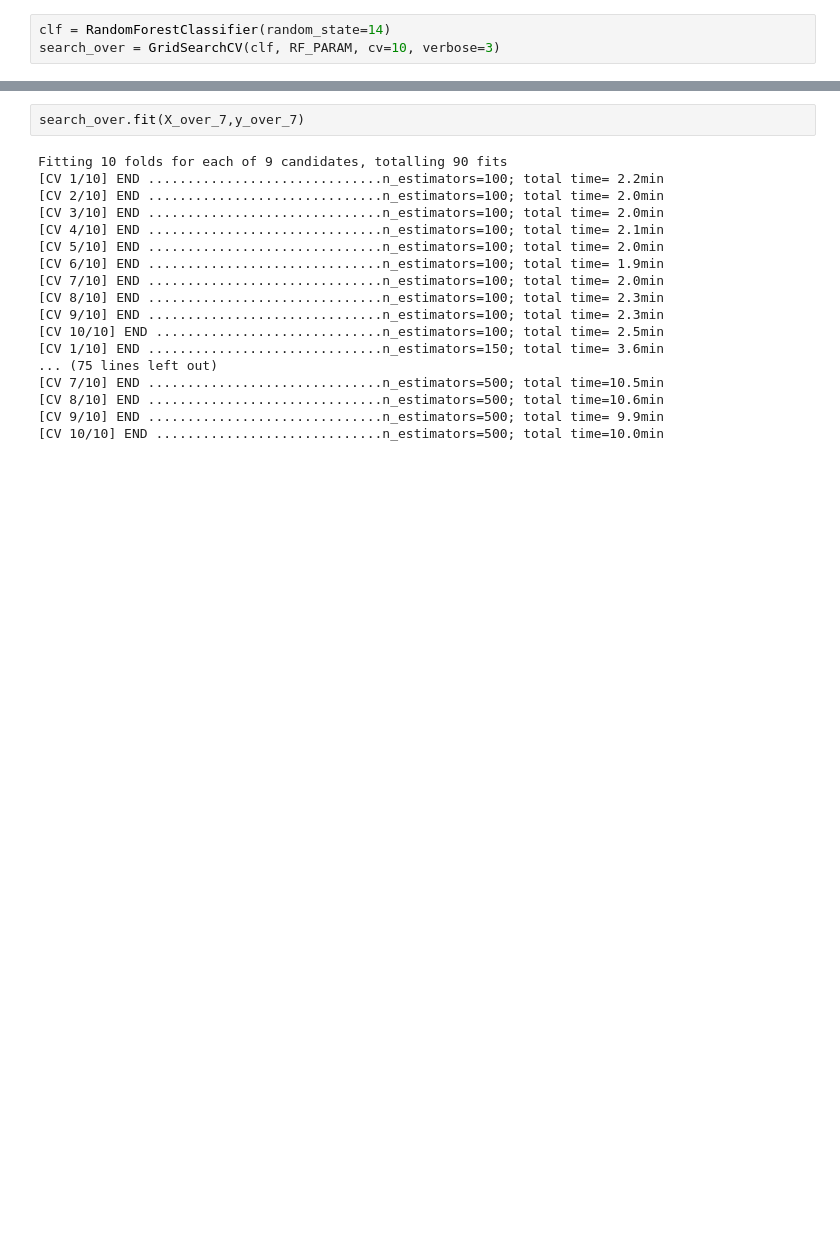
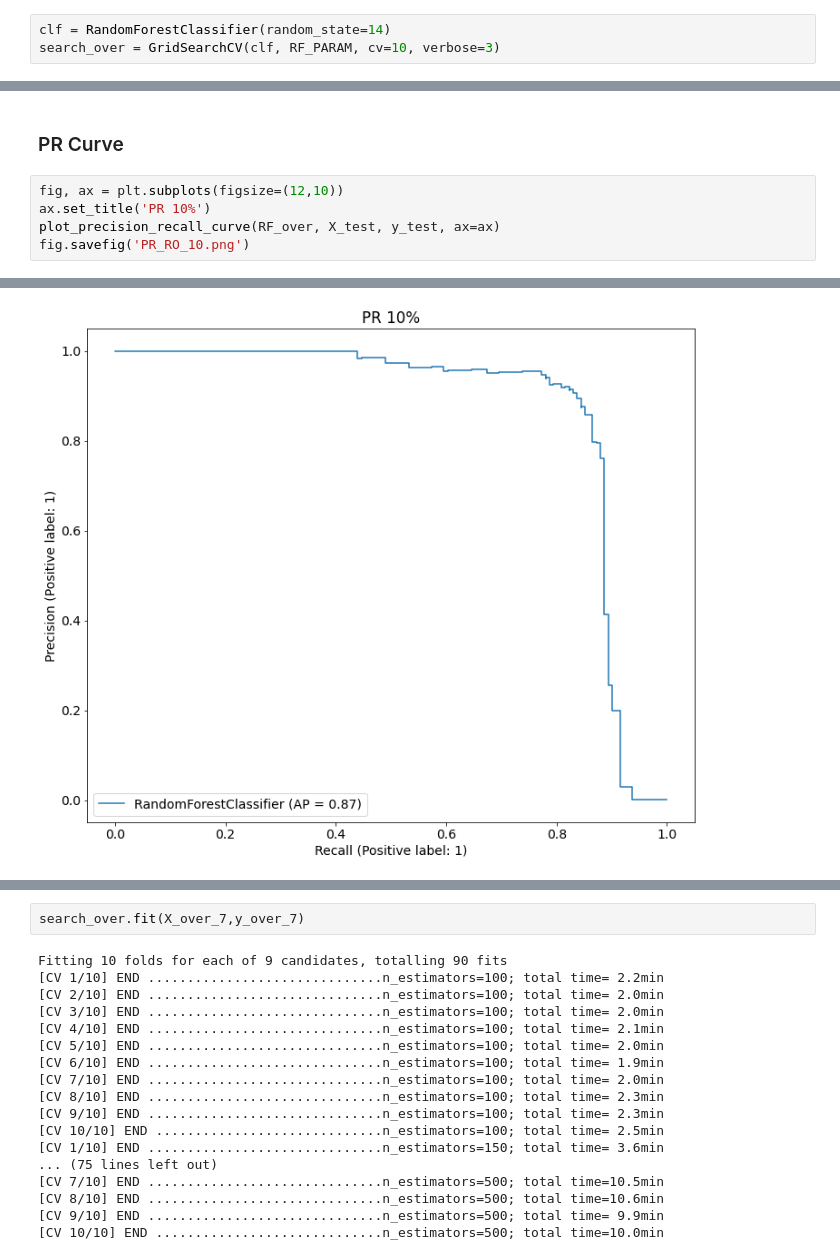
Before and after one commit to nolanspecter/Credit-Card-Fraud-Detection, a Jupyter notebook: Thesis_RF.ipynb, the cells around one changed output, grey strips where cells are left out. Saved outputs shown, nothing was run; the diff lists cells and outputs as text; blank space fills up the shorter version.

```diff
--- a/Thesis_RF.ipynb
+++ b/Thesis_RF.ipynb
@@ -462,0 +628,8 @@ search_over = GridSearchCV(clf, RF_PARAM, cv=10, verbose=3)
+# %% [markdown]
+### PR Curve
+# %%
+fig, ax = plt.subplots(figsize=(12,10))
+ax.set_title('PR 10%')
+plot_precision_recall_curve(RF_over, X_test, y_test, ax=ax)
+fig.savefig('PR_RO_10.png')
+# %% [output]
@@ -462,0 +640 @@ search_over = GridSearchCV(clf, RF_PARAM, cv=10, verbose=3)
+[figure, added]
```
Also changed, not shown: parts of 195 cells of this notebook, 7 other files.
